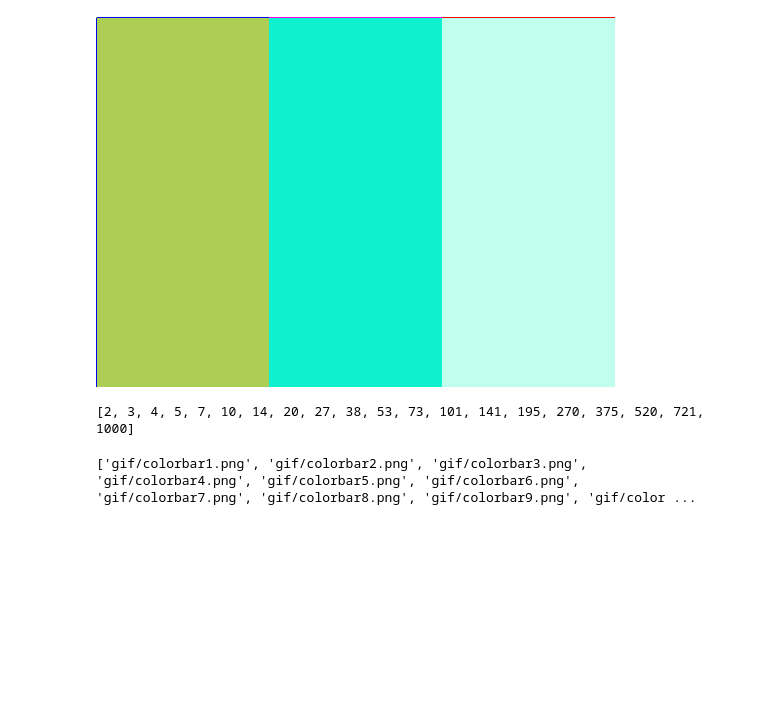
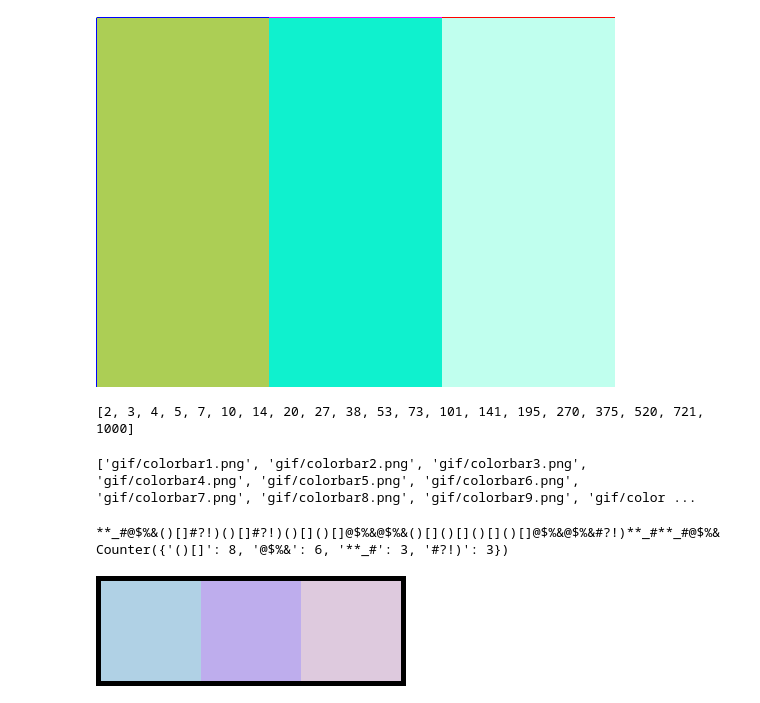
Before and after one commit to JefeThePug/Zorak-Coding-Challenges, a Jupyter notebook: building/07_Counter_Library/ColorBar.ipynb, the cells around one changed output. Saved outputs shown, nothing was run; the diff lists cells and outputs as text; code cells hidden in the pictures; blank space fills up the shorter version.

```diff
--- a/building/07_Counter_Library/ColorBar.ipynb
+++ b/building/07_Counter_Library/ColorBar.ipynb
@@ -278,3 +285,47 @@ for frame_index, base_frame in enumerate(ImageSequence.Iterator(base_gif)):
 
 # Save the combined frames as a new GIF
 frames[0].save('combined.gif', save_all=True, append_images=frames[1:], duration=250, loop=None)
+# %%
+from random import choices
+from collections import Counter
+combos = ["@$%&", "#?!)","**_#","()[]"]
+x = choices(combos, k=20)
+print("".join(x))
+c = Counter(x)
+print(c)
+# %% [output]
+**_#@$%&()[]#?!)()[]#?!)()[]()[]@$%&@$%&()[]()[]()[]()[]@$%&@$%&#?!)**_#**_#@$%&
+Counter({'()[]': 8, '@$%&': 6, '**_#': 3, '#?!)': 3})
+# %%
+from PIL import Image, ImageDraw, ImageColor
+
+# Image dimensions
+block_size = 100
+num_blocks = 3
+width = block_size * num_blocks
+height = block_size
+border_thickness = 5
+
+# Create a new image for the color blocks
+color_image = Image.new("RGB", (width, height))
+
+# Define colors
+colors = ["#B0D1E5", "#BEADED", "#DECADE"]
+
+# Fill the image with color blocks
+for i, color in enumerate(colors):
+    for x in range(i * block_size, (i + 1) * block_size):
+        for y in range(height):
+            color_image.putpixel((x, y), ImageColor.getrgb(color))
+
+# Create a new image for the border
+border_image = Image.new("RGB", (width + 2 * border_thickness, height + 2 * border_thickness), "#000000")
+border_image.paste(color_image, (border_thickness, border_thickness))
+
+# Save the final image
+border_image.save("sample.png")
+
+# Display the final image (optional)
+border_image
+# %% [output]
+[figure, added]
```
Also changed, not shown: parts of 2 cells of this notebook, 4 other files.
